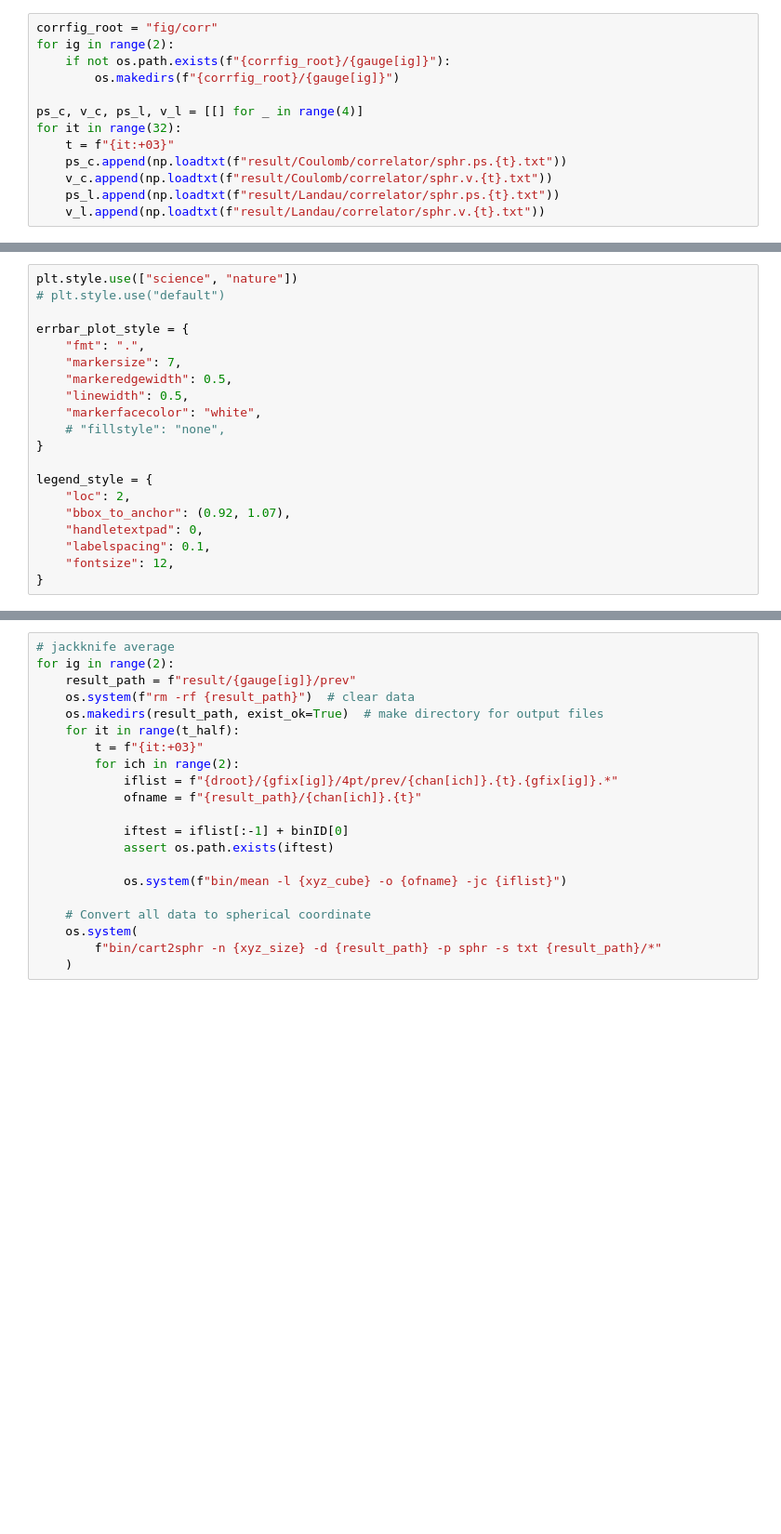
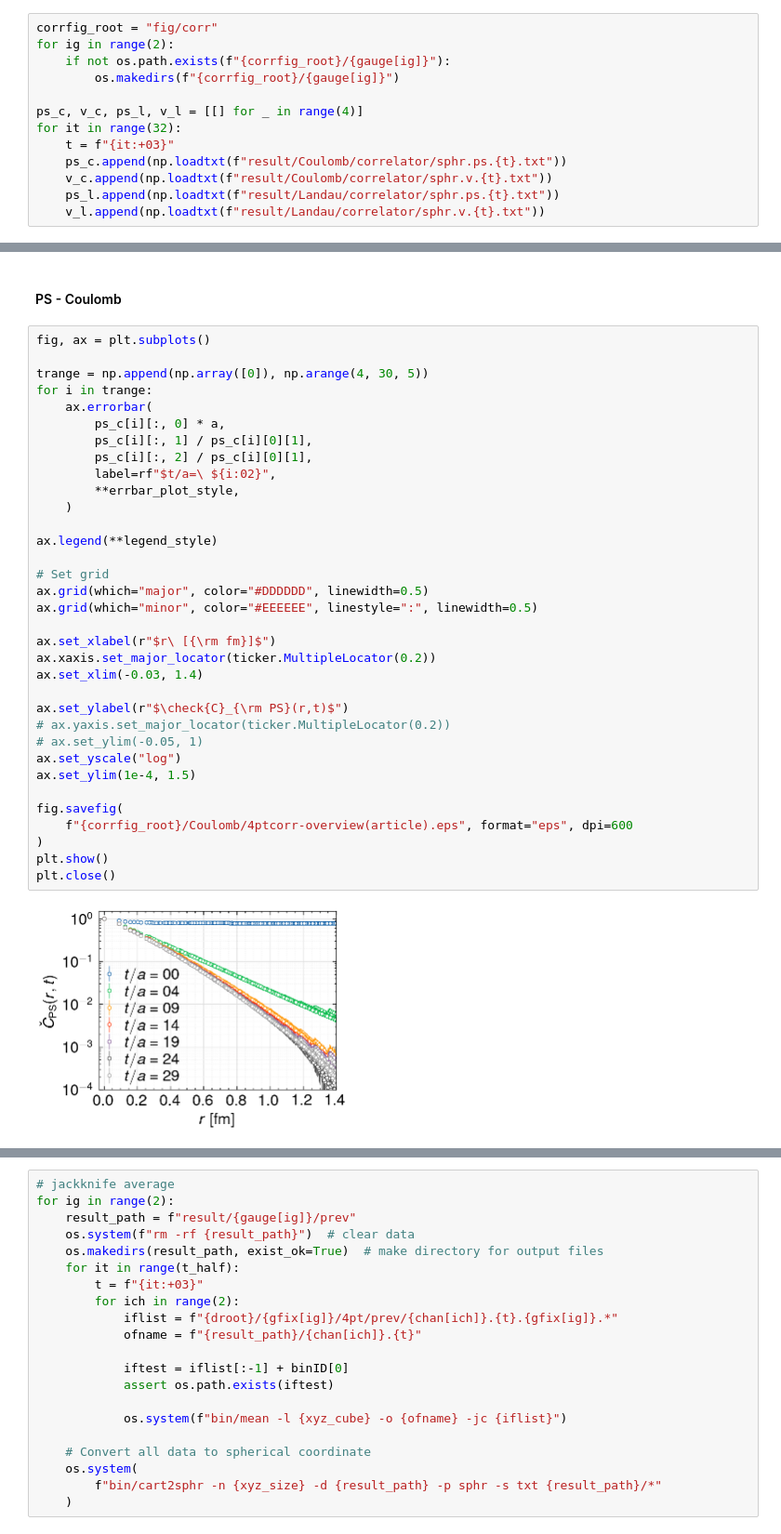
Before and after one commit to tinikov/lqcd, a Jupyter notebook: ccbar:analysis/4pt-analysis.ipynb, the cells around one changed output, grey strips where cells are left out. Shown at 93% size. Drawn from its saved outputs; the diff is of its cells as text; blank space fills up the shorter version.

```diff
--- a/ccbar:analysis/4pt-analysis.ipynb
+++ b/ccbar:analysis/4pt-analysis.ipynb
@@ -364,20 +278,0 @@ set style
-# %%
-plt.style.use(["science", "nature"])
-# plt.style.use("default")
-
-errbar_plot_style = {
-    "fmt": ".",
-    "markersize": 7,
-    "markeredgewidth": 0.5,
-    "linewidth": 0.5,
-    "markerfacecolor": "white",
-    # "fillstyle": "none",
-}
-
-legend_style = {
-    "loc": 2,
-    "bbox_to_anchor": (0.92, 1.07),
-    "handletextpad": 0,
-    "labelspacing": 0.1,
-    "fontsize": 12,
-}
@@ -602,0 +298,38 @@ for ig in range(2):
+# %% [markdown]
+#### PS - Coulomb
+# %%
+fig, ax = plt.subplots()
+
+trange = np.append(np.array([0]), np.arange(4, 30, 5))
+for i in trange:
+    ax.errorbar(
+        ps_c[i][:, 0] * a,
+        ps_c[i][:, 1] / ps_c[i][0][1],
+        ps_c[i][:, 2] / ps_c[i][0][1],
+        label=rf"$t/a=\ ${i:02}",
+        **errbar_plot_style,
+    )
+
+ax.legend(**legend_style)
+
+# Set grid
+ax.grid(which="major", color="#DDDDDD", linewidth=0.5)
+ax.grid(which="minor", color="#EEEEEE", linestyle=":", linewidth=0.5)
+
+ax.set_xlabel(r"$r\ [{\rm fm}]$")
+ax.xaxis.set_major_locator(ticker.MultipleLocator(0.2))
+ax.set_xlim(-0.03, 1.4)
+
+ax.set_ylabel(r"$\check{C}_{\rm PS}(r,t)$")
+# ax.yaxis.set_major_locator(ticker.MultipleLocator(0.2))
+# ax.set_ylim(-0.05, 1)
+ax.set_yscale("log")
+ax.set_ylim(1e-4, 1.5)
+
+fig.savefig(
+    f"{corrfig_root}/Coulomb/4ptcorr-overview(article).eps", format="eps", dpi=600
+)
+plt.show()
+plt.close()
+# %% [output]
+[figure, added]
```
Also changed, not shown: parts of 60 cells of this notebook, 1 other file.
